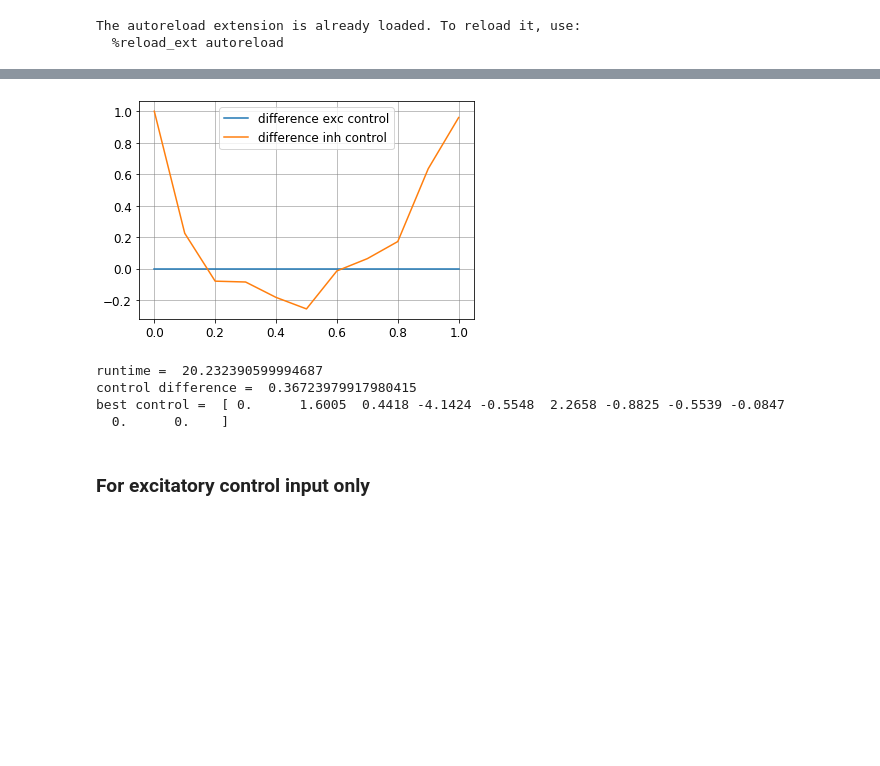
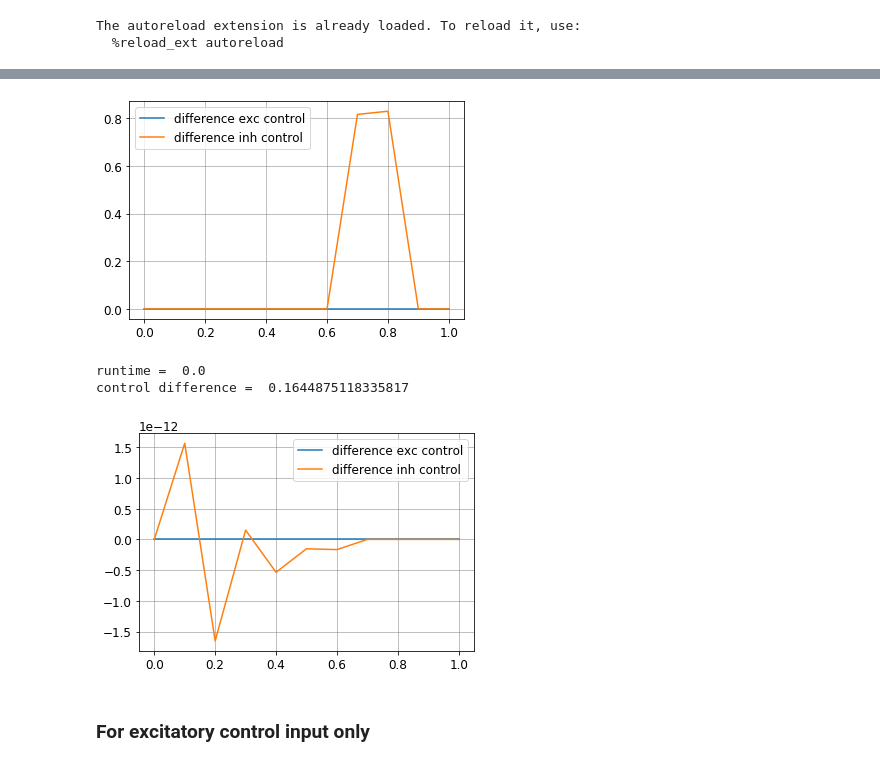
Before and after one commit to lenasal/neurolib, a Jupyter notebook: aln_control/delay/delay_aln.ipynb, the cells around one changed output, grey strips where cells are left out. Drawn from its saved outputs; the diff is of its cells as text; code cells hidden in the pictures; blank space fills up the shorter version.

```diff
--- a/aln_control/delay/delay_aln.ipynb
+++ b/aln_control/delay/delay_aln.ipynb
@@ -272,13 +265,0 @@ print(aln.state["rates_inh"][0,:])
-# %%
-aln.params.di = 0.2
-#control1[:,0,:] = 0.
-set_init(initvars)
-aln.run(control=control1)
-
-rates2 = np.array( [aln.state["rates_exc"][0,:], aln.state["rates_inh"][0,:]] )
-print(aln.state["rates_exc"][0,:])
-print(aln.state["rates_inh"][0,:])
-plot_fig(0, control1)
-plt.savefig("inh_control_delay.pdf")
-target[:,0,:] = aln.state["rates_exc"][0,:]
-target[:,1,:] = aln.state["rates_inh"][0,:]
@@ -300,31 +275,18 @@ print(diff[0,:])
 # %%
 max_cntrl = 50. * 5.
 start_step = 100.
+tol = 1e-30
+
 cost_params = [1.0, 0.0, 0.0]
-
-#aln.params.di = 0.0
-
 cost.setParams(cost_params[0], cost_params[1], cost_params[2])
 
 control2 = aln.getZeroControl()
-#control2 = control1
-#control2[0,1,:] += 0.1
-#control2[0,1,7] += 0.1
 
-max_it = 1000
+max_it = 500
 set_init(initvars)
 
-A1_bestControl, A1_bestState, A1_cost, runtime = aln.A1(A1_bestControl, target, c_scheme, u_mat,
+A1_bestControl, A1_bestState, A1_cost, runtime = aln.A1(control2, target, c_scheme, u_mat,
         u_scheme, max_iteration_ = max_it, tolerance_ = tol, startStep_ = start_step,
         max_control_ = max_cntrl, t_sim_ = dur, t_sim_pre_ = dur_pre, t_sim_post_ = dur_post,
         variables_ = [0])
-
-err = False
-for c in range(len(A1_cost)-1):
-    if A1_cost[c] < A1_cost[c+1]:
-        print("ERROR in index ", c)
-        err = True
-        break
-if not err:
-    print("cost decreases throughout computation")
 # %% [output]
@@ -353,23 +316,24 @@ plotFunc.plot_control(aln, A1_bestControl, dur, dur_pre, dur_post, initvars, tar
 # %%
 cDiff = control1 - A1_bestControl
 plt.plot(aln.t, cDiff[0,0,:], label="difference exc control")
 plt.plot(aln.t, cDiff[0,1,:], label="difference inh control")
 plt.legend()
 plt.show()
 
 print("runtime = ", runtime[-1])
 d_int = diff_control(cDiff)
 print("control difference = ", d_int)
-print("best control = ", A1_bestControl[0,1,:])
 
-#plt.plot(aln.t, grad[0,1,:])
-#plt.show()
+cDiff[0,1,7:] = 0.
+plt.plot(aln.t, cDiff[0,0,:], label="difference exc control")
+plt.plot(aln.t, cDiff[0,1,:], label="difference inh control")
+plt.legend()
+plt.show()
 # %% [output]
-[figure, old version]
+[figure, new version]
-runtime =  20.232390599994687
-control difference =  0.36723979917980415
-best control =  [ 0.      1.6005  0.4418 -4.1424 -0.5548  2.2658 -0.8825 -0.5539 -0.0847
-  0.      0.    ]
+runtime =  0.0
+control difference =  0.1644875118335817
+[figure, added]
 # %% [markdown]
 ### For excitatory control input only
 # %%
```
Also changed, not shown: parts of 14 cells of this notebook, 25 other files.
